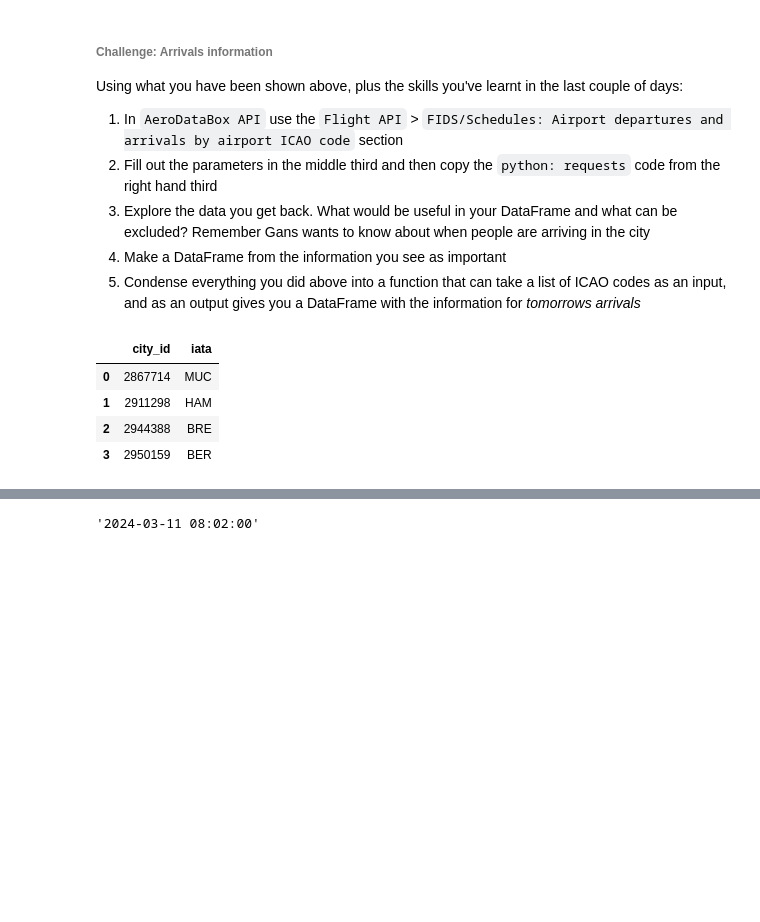
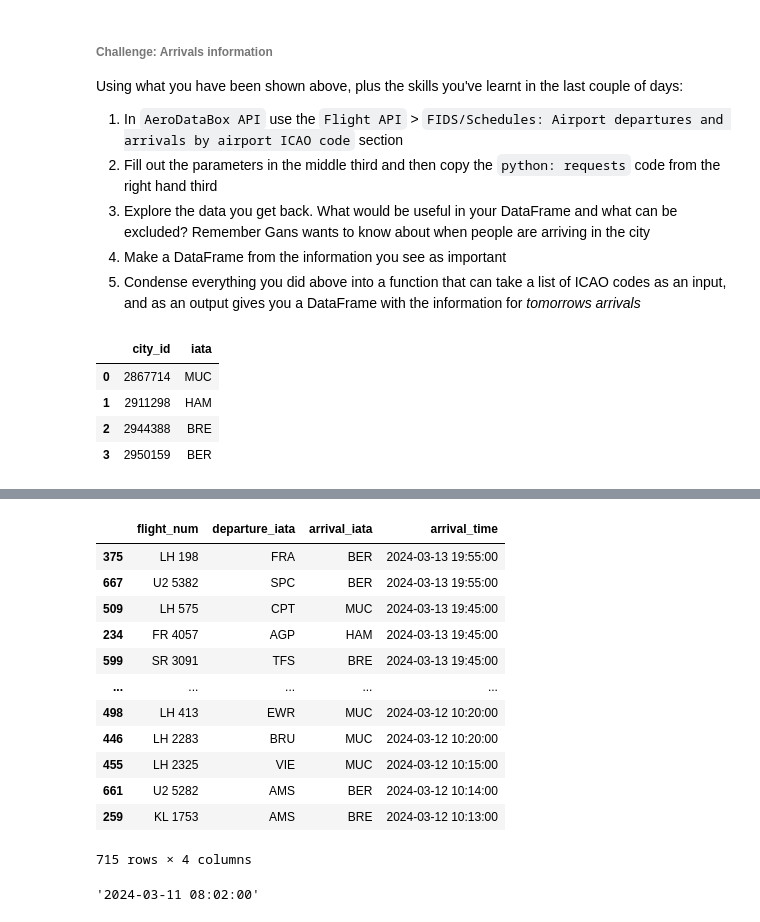
Before and after one commit to lippsmar/Data-Science-Bootcamp, a Jupyter notebook: 5_Data Pipelines on the Cloud/Notebooks/5_1_5_aeroDataBox_introduction.ipynb, the cells around one changed output, grey strips where cells are left out. Cells and saved outputs as stored; diff of their text form; code cells hidden in the pictures; blank space fills up the shorter version.

```diff
--- a/5_Data Pipelines on the Cloud/Notebooks/5_1_5_aeroDataBox_introduction.ipynb
+++ b/5_Data Pipelines on the Cloud/Notebooks/5_1_5_aeroDataBox_introduction.ipynb
@@ -281,3 +305,25 @@ dtype: object
+# %%
+schema = "gans"
+host = "127.0.0.1"
+user = "root"
+password = "MySQLjau"
+port = 3306
+connection_string = f'mysql+pymysql://{user}:{password}@{host}:{port}/{schema}'
+pd.read_sql("flights", con=connection_string).sort_values("arrival_time", ascending=False)
+# %% [output]
+|  | flight_num | departure_iata | arrival_iata | arrival_time |
+| 375 | LH 198 | FRA | BER | 2024-03-13 19:55:00 |
+| 667 | U2 5382 | SPC | BER | 2024-03-13 19:55:00 |
+| 509 | LH 575 | CPT | MUC | 2024-03-13 19:45:00 |
+| 234 | FR 4057 | AGP | HAM | 2024-03-13 19:45:00 |
+| 599 | SR 3091 | TFS | BRE | 2024-03-13 19:45:00 |
+| ... | ... | ... | ... | ... |
+| 498 | LH 413 | EWR | MUC | 2024-03-12 10:20:00 |
+| 446 | LH 2283 | BRU | MUC | 2024-03-12 10:20:00 |
+| 455 | LH 2325 | VIE | MUC | 2024-03-12 10:15:00 |
+| 661 | U2 5282 | AMS | BER | 2024-03-12 10:14:00 |
+| 259 | KL 1753 | AMS | BRE | 2024-03-12 10:13:00 |
+715 rows × 4 columns
 # %%
 from datetime import datetime
 datetime.strptime(flight_data_raw["arrivals"][0]["movement"]["revisedTime"]["local"], "%Y-%m-%d %H:%M%z").strftime("%Y-%m-%d %H:%M:%S")
```
Also changed, not shown: parts of 6 cells of this notebook, 4 other files.
